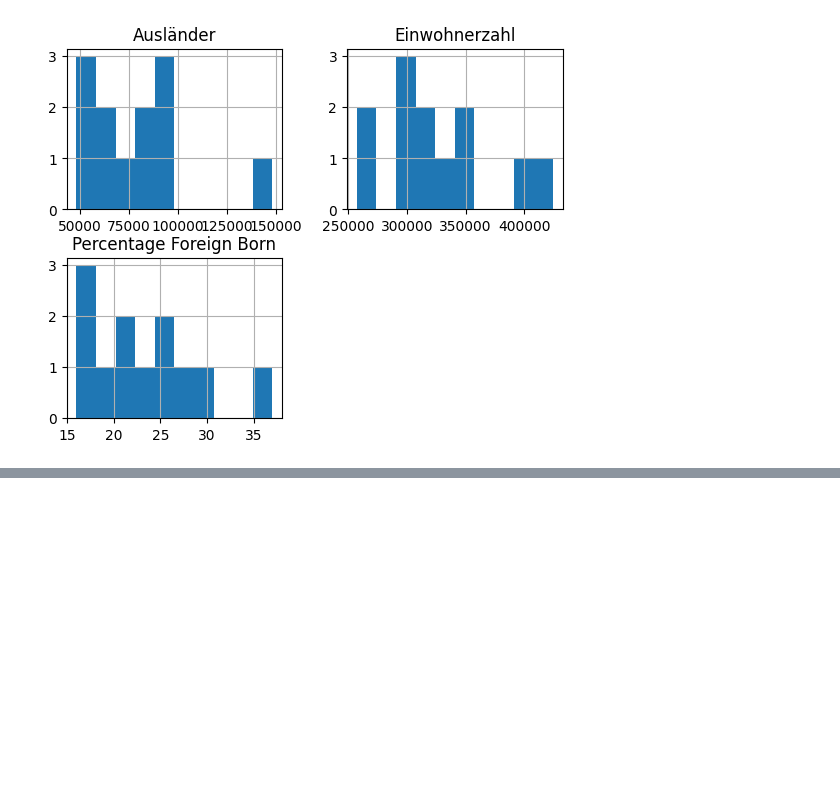
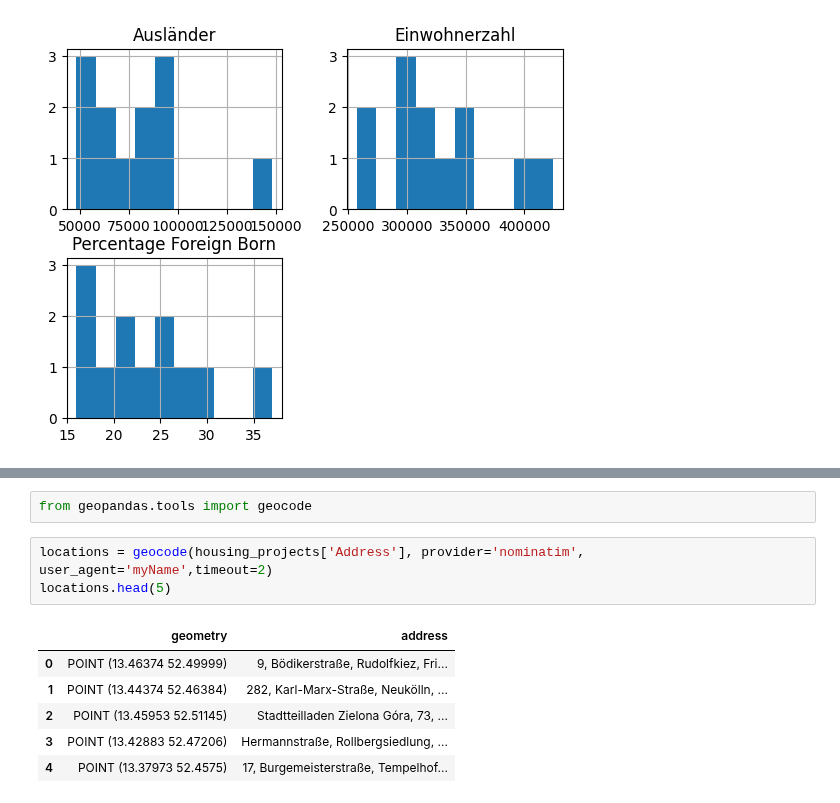
Before and after one commit to hbeck118/GIS, a Jupyter notebook: Berlin.ipynb, the cells around one changed output, grey strips where cells are left out. Cells and saved outputs as stored; diff of their text form; blank space fills up the shorter version.

```diff
--- a/Berlin.ipynb
+++ b/Berlin.ipynb
@@ -222,0 +247,12 @@ Text(0.5, 274.24344253431104, 'https://de.statista.com/statistik/daten/studie/11
+# %%
+from geopandas.tools import geocode
+# %%
+locations = geocode(housing_projects['Address'], provider='nominatim', user_agent='myName',timeout=2)
+locations.head(5)
+# %% [output]
+|  | geometry | address |
+| 0 | POINT (13.46374 52.49999) | 9, Bödikerstraße, Rudolfkiez, Fri... |
+| 1 | POINT (13.44374 52.46384) | 282, Karl-Marx-Straße, Neukölln, ... |
+| 2 | POINT (13.45953 52.51145) | Stadtteilladen Zielona Góra, 73, ... |
+| 3 | POINT (13.42883 52.47206) | Hermannstraße, Rollbergsiedlung, ... |
+| 4 | POINT (13.37973 52.4575) | 17, Burgemeisterstraße, Tempelhof... |
```
Also changed, not shown: parts of 7 cells of this notebook.
